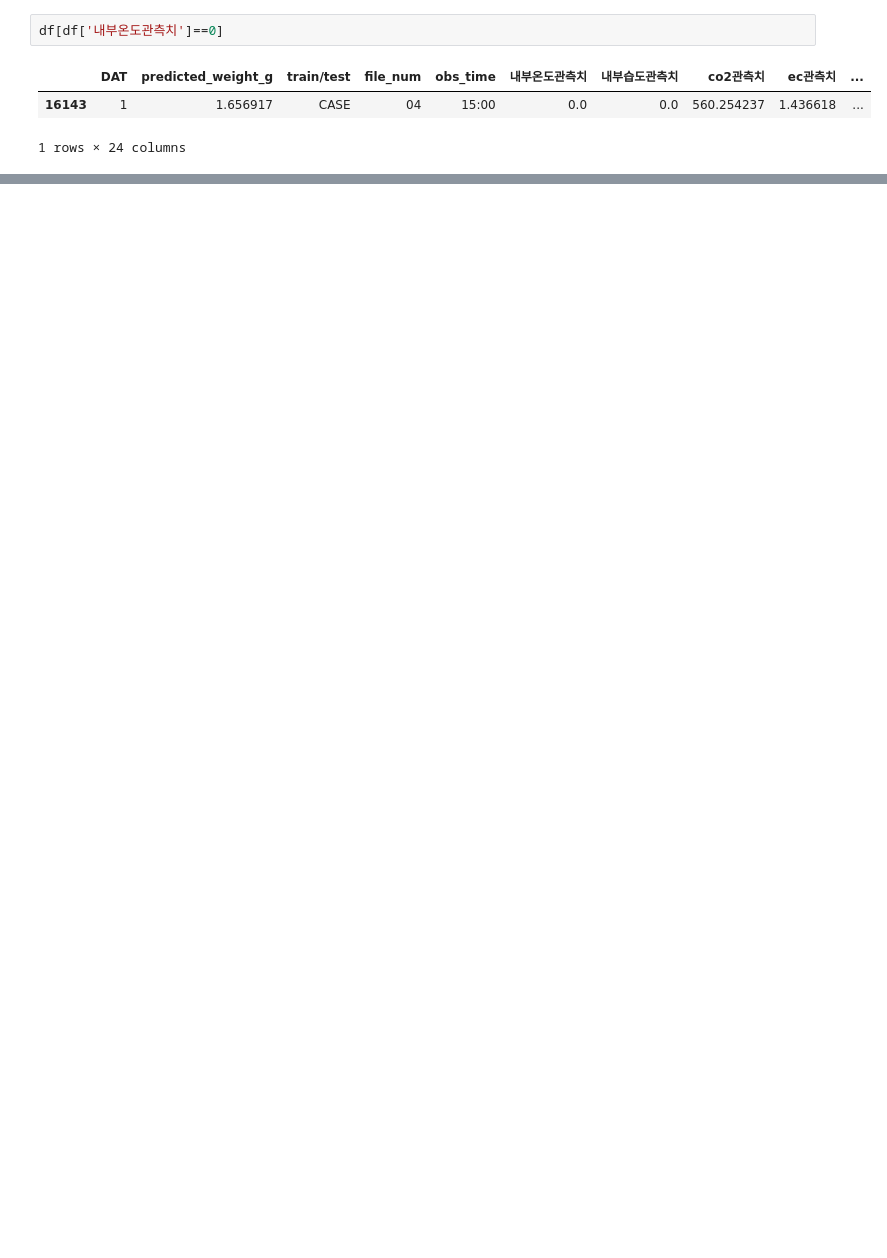
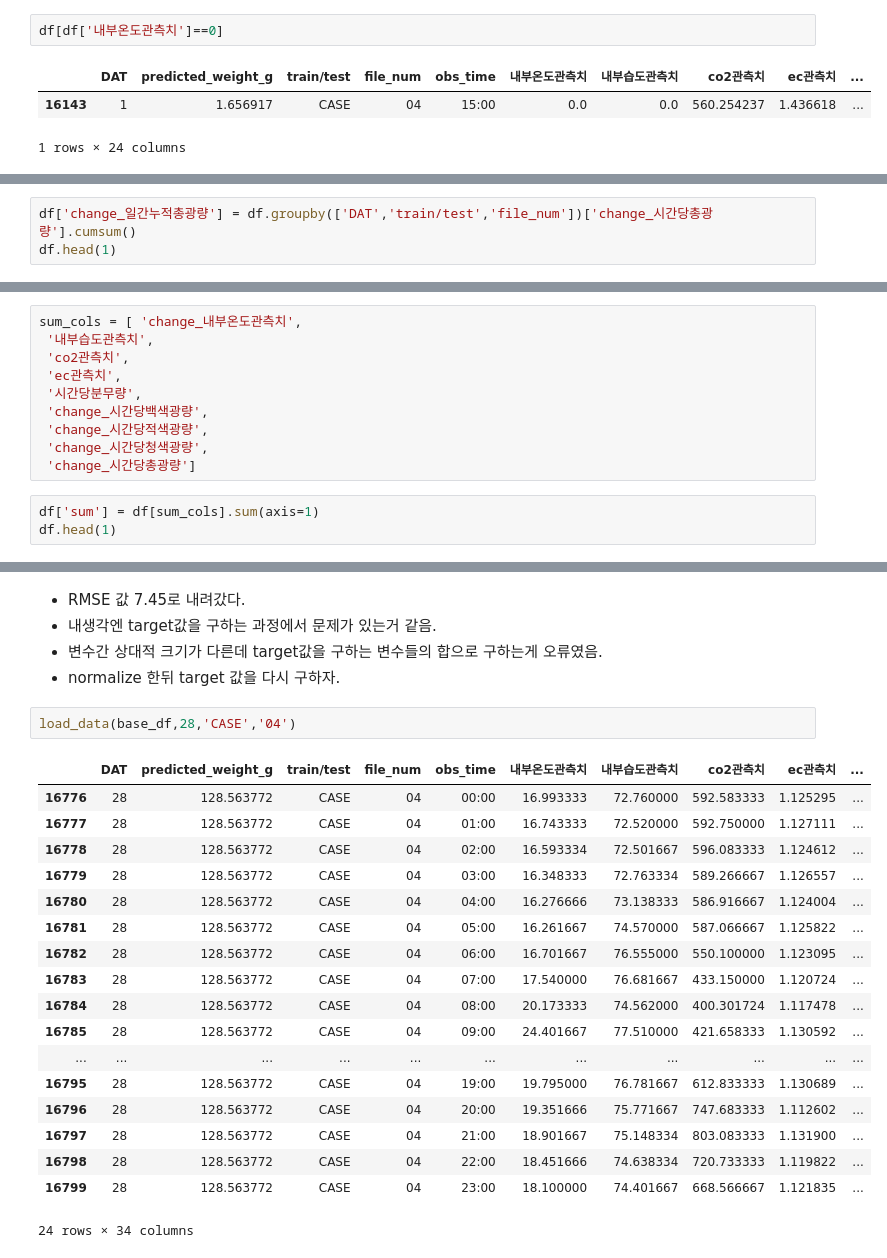
Before and after one commit to cltkzl12/Python, a Jupyter notebook: 데이콘/상추의생육환경생성AI경진대회/104_FE.ipynb, the cells around one changed output, grey strips where cells are left out. Cells and saved outputs as stored; diff of their text form; blank space fills up the shorter version.

```diff
--- a/데이콘/상추의생육환경생성AI경진대회/104_FE.ipynb
+++ b/데이콘/상추의생육환경생성AI경진대회/104_FE.ipynb
@@ -252,0 +233,3 @@ See the caveats in the documentation: https://pandas.pydata.org/pandas-docs/stab
+# %%
+df['change_일간누적총광량'] = df.groupby(['DAT','train/test','file_num'])['change_시간당총광량'].cumsum()
+df.head(1)
@@ -252,0 +242,13 @@ See the caveats in the documentation: https://pandas.pydata.org/pandas-docs/stab
+# %%
+sum_cols = [ 'change_내부온도관측치',
+ '내부습도관측치',
+ 'co2관측치',
+ 'ec관측치',
+ '시간당분무량',
+ 'change_시간당백색광량',
+ 'change_시간당적색광량',
+ 'change_시간당청색광량',
+ 'change_시간당총광량']
+# %%
+df['sum'] = df[sum_cols].sum(axis=1)
+df.head(1)
@@ -292 +502,27 @@ for file_num in file_num_list:
 ./open/sample_submission/TEST_03.csv
+# %% [markdown]
+- RMSE 값 7.45로 내려갔다.
+- 내생각엔 target값을 구하는 과정에서 문제가 있는거 같음.
+- 변수간 상대적 크기가 다른데 target값을 구하는 변수들의 합으로 구하는게 오류였음.
+- normalize 한뒤 target 값을 다시 구하자.
+# %%
+load_data(base_df,28,'CASE','04')
+# %% [output]
+|  | DAT | predicted_weight_g | train/test | file_num | obs_time | 내부온도관측치 | 내부습도관측치 | co2관측치 | ec관측치 | ... |
+| 16776 | 28 | 128.563772 | CASE | 04 | 00:00 | 16.993333 | 72.760000 | 592.583333 | 1.125295 | ... |
+| 16777 | 28 | 128.563772 | CASE | 04 | 01:00 | 16.743333 | 72.520000 | 592.750000 | 1.127111 | ... |
+| 16778 | 28 | 128.563772 | CASE | 04 | 02:00 | 16.593334 | 72.501667 | 596.083333 | 1.124612 | ... |
+| 16779 | 28 | 128.563772 | CASE | 04 | 03:00 | 16.348333 | 72.763334 | 589.266667 | 1.126557 | ... |
+| 16780 | 28 | 128.563772 | CASE | 04 | 04:00 | 16.276666 | 73.138333 | 586.916667 | 1.124004 | ... |
+| 16781 | 28 | 128.563772 | CASE | 04 | 05:00 | 16.261667 | 74.570000 | 587.066667 | 1.125822 | ... |
+| 16782 | 28 | 128.563772 | CASE | 04 | 06:00 | 16.701667 | 76.555000 | 550.100000 | 1.123095 | ... |
+| 16783 | 28 | 128.563772 | CASE | 04 | 07:00 | 17.540000 | 76.681667 | 433.150000 | 1.120724 | ... |
+| 16784 | 28 | 128.563772 | CASE | 04 | 08:00 | 20.173333 | 74.562000 | 400.301724 | 1.117478 | ... |
+| 16785 | 28 | 128.563772 | CASE | 04 | 09:00 | 24.401667 | 77.510000 | 421.658333 | 1.130592 | ... |
+| ... | ... | ... | ... | ... | ... | ... | ... | ... | ... | ... |
+| 16795 | 28 | 128.563772 | CASE | 04 | 19:00 | 19.795000 | 76.781667 | 612.833333 | 1.130689 | ... |
+| 16796 | 28 | 128.563772 | CASE | 04 | 20:00 | 19.351666 | 75.771667 | 747.683333 | 1.112602 | ... |
+| 16797 | 28 | 128.563772 | CASE | 04 | 21:00 | 18.901667 | 75.148334 | 803.083333 | 1.131900 | ... |
+| 16798 | 28 | 128.563772 | CASE | 04 | 22:00 | 18.451666 | 74.638334 | 720.733333 | 1.119822 | ... |
+| 16799 | 28 | 128.563772 | CASE | 04 | 23:00 | 18.100000 | 74.401667 | 668.566667 | 1.121835 | ... |
+24 rows × 34 columns
```
Also changed, not shown: parts of 59 cells of this notebook, 23 other files.
